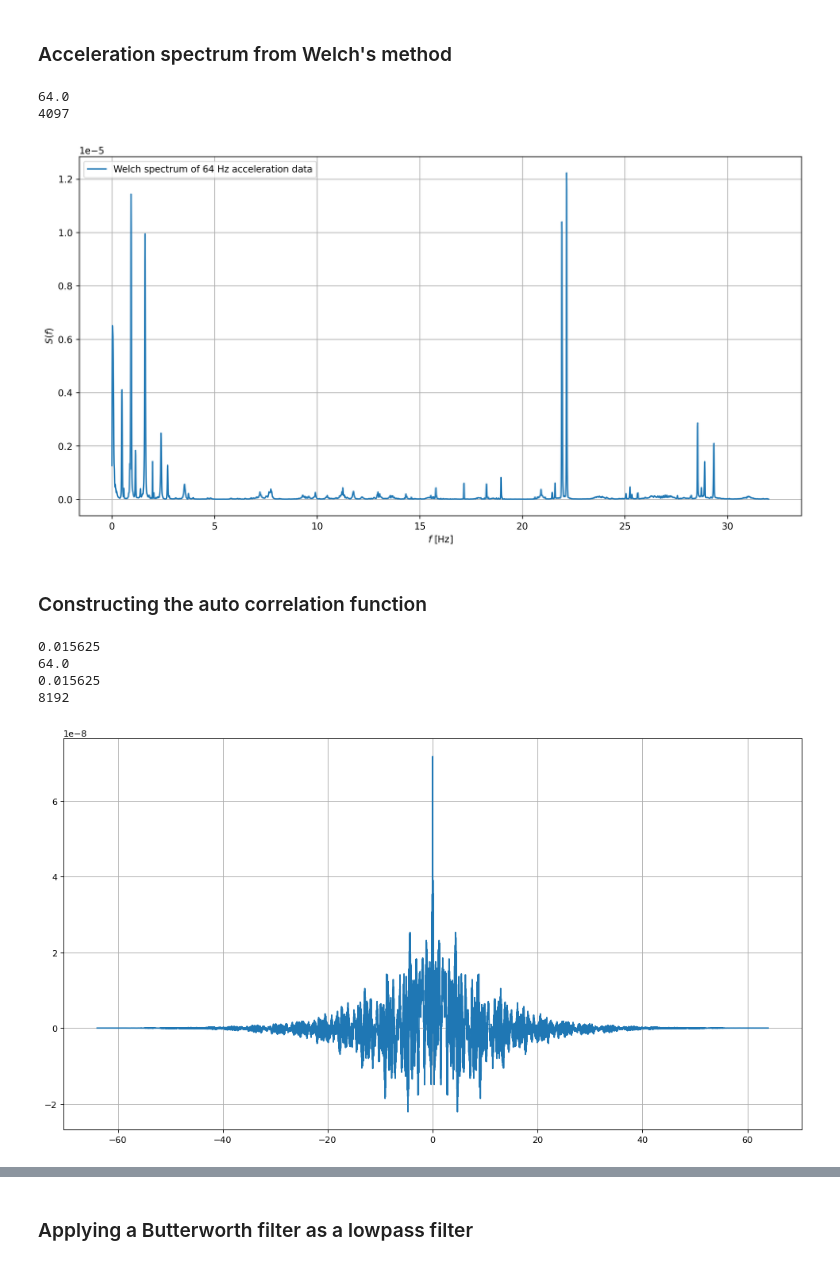
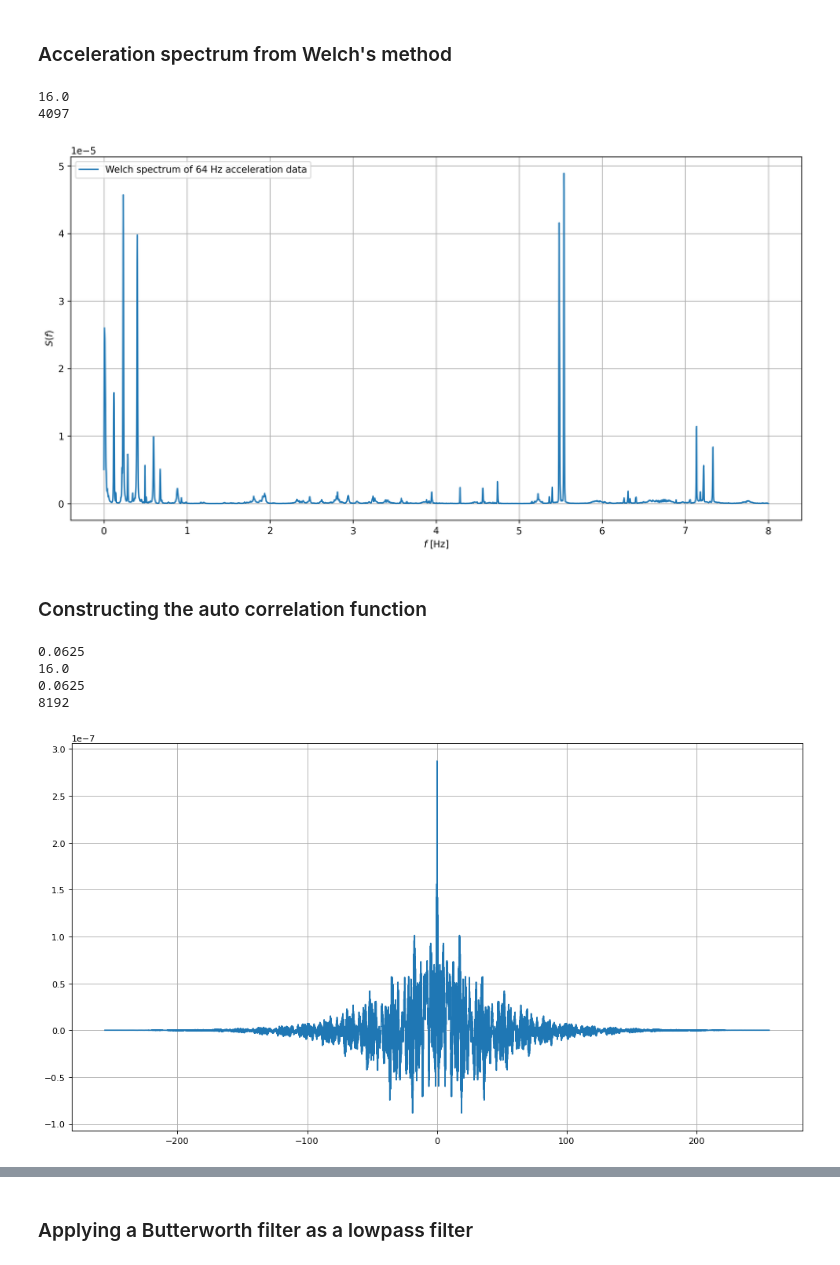
Before and after one commit to emilnebb/AOMA_Halogaland, a Jupyter notebook: data_exploration/HDF5_explorer.ipynb, the cells around one changed output, grey strips where cells are left out. Cells and saved outputs as stored; diff of their text form; code cells hidden in the pictures.

Commit message:
Finding the right sampling frequency from the attributes, seems to produce same results as tdms files now

```diff
--- a/data_exploration/HDF5_explorer.ipynb
+++ b/data_exploration/HDF5_explorer.ipynb
@@ -33,6 +33,8 @@ a03_1 = acceleration_data['A03-1']
 # %%
 print(list(a03_1.keys()))
 print(type(a03_1))
+attributes = (a03_1.attrs)
+print(attributes.keys())
 # %% [output]
 ['x', 'y', 'z']
 <class 'h5py._hl.group.Group'>
@@ -60,30 +67,30 @@ plt.show()
 # %%
 Ndivisions=100 # Number of divisions of the time series (total segments)
 Nwindow=np.ceil(len(x)/Ndivisions) # Length of window/segment
 
-sampling_frequency = 64 #Hz
+sampling_frequency = attributes['samplerate']
 
 Nfft_pow2 = 2**(np.ceil(np.log2(Nwindow))) # Next power of 2 for zero padding
 dt=1/sampling_frequency# Time step
 print(1/dt)
 
 # Call welch from scipy signal processing
 f, Sx_welch=signal.welch(x, fs=1/dt, window='hann', nperseg=Nwindow, noverlap=None, nfft=Nfft_pow2, detrend='constant', return_onesided=True, scaling='density', axis=- 1, average='mean')
 
 print(len(f))
 plt.figure(figsize=(14,7), dpi= 250)
 plt.plot(f,Sx_welch,label = 'Welch spectrum of 64 Hz acceleration data')
 plt.xlabel('$f$ [Hz]')
 plt.ylabel('$S(f)$')#
 #plt.xlim([0,5])
 #plt.yscale('log')
 plt.grid()
 plt.legend()
 plt.savefig("welch_acceleration_freq_0-5_Hz.jpg")
 # %% [output]
-64.0
+16.0
 4097
-[figure, old version]
+[figure, new version]
 # %% [markdown]
 ### Constructing the auto correlation function
 # %%
@@ -107,11 +114,11 @@ plt.plot(time_lag, (acorr))
 plt.grid()
 #plt.xlim([0, 50])
 # %% [output]
-0.015625
-64.0
-0.015625
+0.0625
+16.0
+0.0625
 8192
-[figure, old version]
+[figure, new version]
 # %%
 plt.figure(figsize=(15, 8), dpi=80)
 plt.plot(time_lag, (acorr))
```
Also changed, not shown: parts of 14 cells of this notebook.
